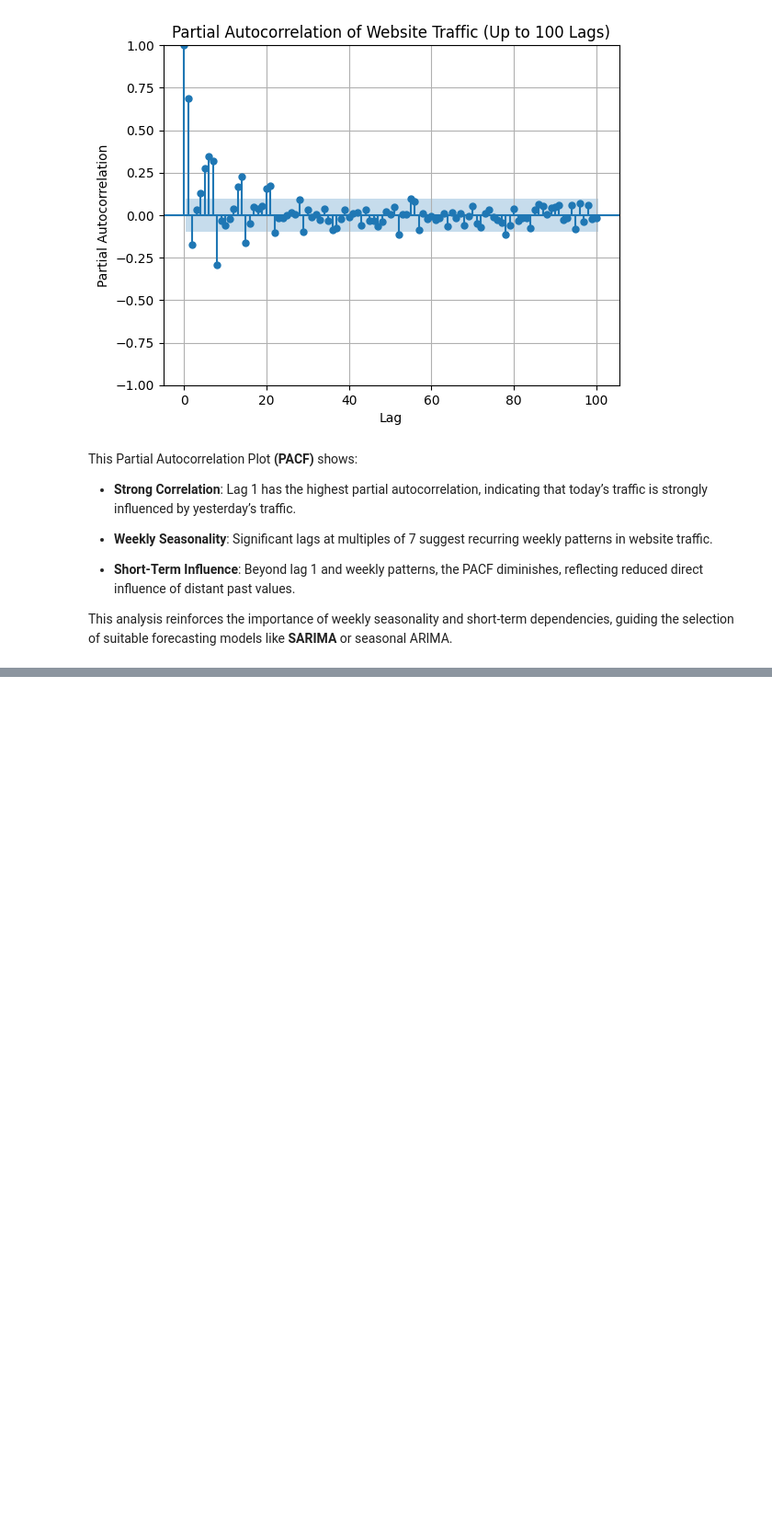
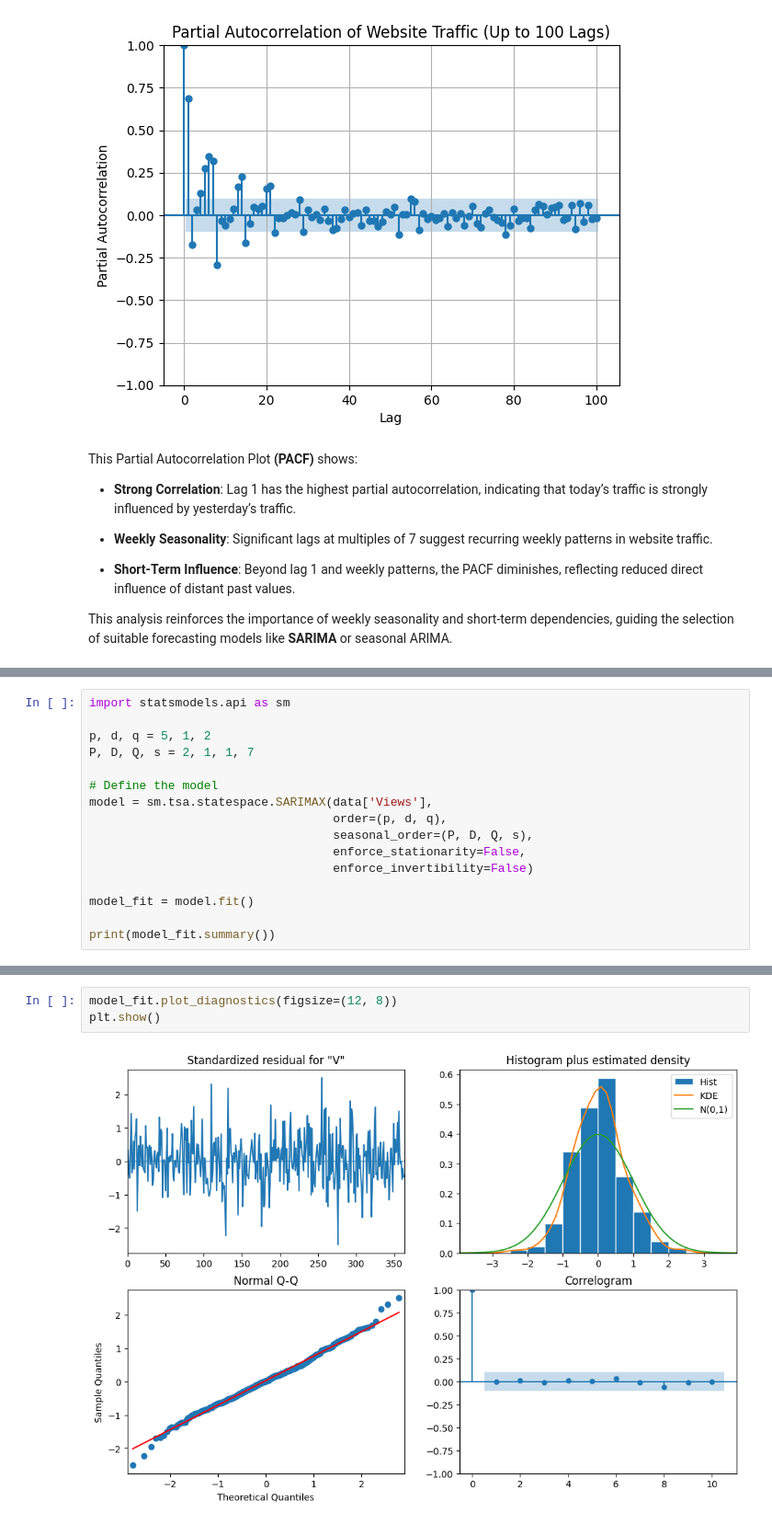
Before and after one commit to MrRezamo/Website-Traffic-Forecasting, a Jupyter notebook: Project/Main.ipynb, the cells around one changed output, grey strips where cells are left out. Shown at 92% size. Saved outputs shown, nothing was run; the diff lists cells and outputs as text; blank space fills up the shorter version.

Commit message:
Add_Modeling

```diff
--- a/Project/Main.ipynb
+++ b/Project/Main.ipynb
@@ -321,0 +324,16 @@ This analysis reinforces the importance of weekly seasonality and short-term dep
+# %%
+import statsmodels.api as sm
+
+p, d, q = 5, 1, 2
+P, D, Q, s = 2, 1, 1, 7
+
+# Define the model
+model = sm.tsa.statespace.SARIMAX(data['Views'],
+                                  order=(p, d, q),
+                                  seasonal_order=(P, D, Q, s),
+                                  enforce_stationarity=False,
+                                  enforce_invertibility=False)
+
+model_fit = model.fit()
+
+print(model_fit.summary())
@@ -321,0 +402,5 @@ This analysis reinforces the importance of weekly seasonality and short-term dep
+# %%
+model_fit.plot_diagnostics(figsize=(12, 8))
+plt.show()
+# %% [output]
+[figure, added]
```
Also changed, not shown: parts of 21 cells of this notebook.
